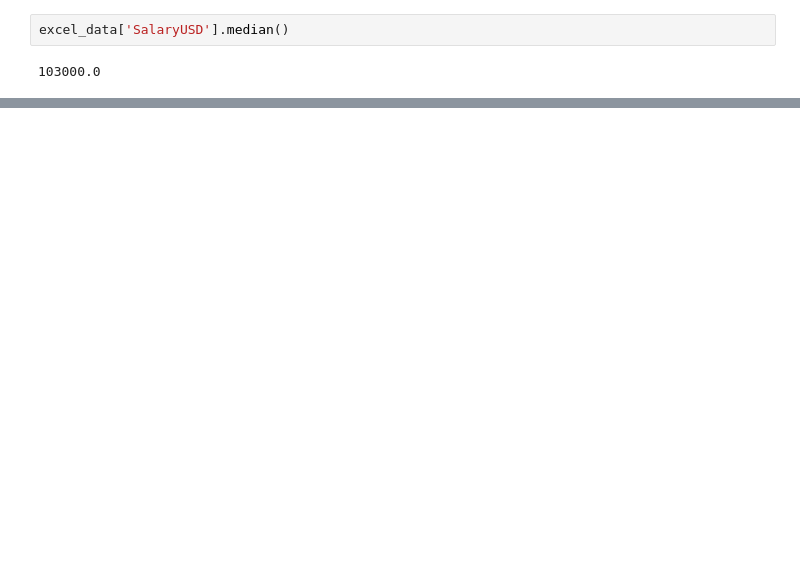
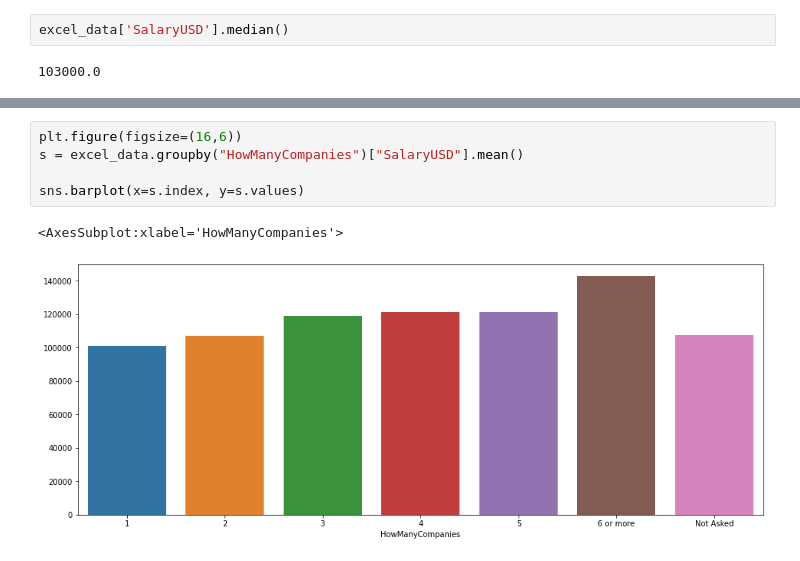
Before and after one commit to ATelders/american_dream, a Jupyter notebook: notebook/Career_visualization.ipynb, the cells around one changed output, grey strips where cells are left out. Saved outputs shown, nothing was run; the diff lists cells and outputs as text; blank space fills up the shorter version.

```diff
--- a/notebook/Career_visualization.ipynb
+++ b/notebook/Career_visualization.ipynb
@@ -67,0 +110,8 @@ sns.boxenplot(x=excel_data["SalaryUSD"], k_depth=4)
+# %%
+plt.figure(figsize=(16,6))
+s = excel_data.groupby("HowManyCompanies")["SalaryUSD"].mean()
+
+sns.barplot(x=s.index, y=s.values)
+# %% [output]
+<AxesSubplot:xlabel='HowManyCompanies'>
+[figure, added]
```
Also changed, not shown: parts of 20 cells of this notebook, 3 other files.
